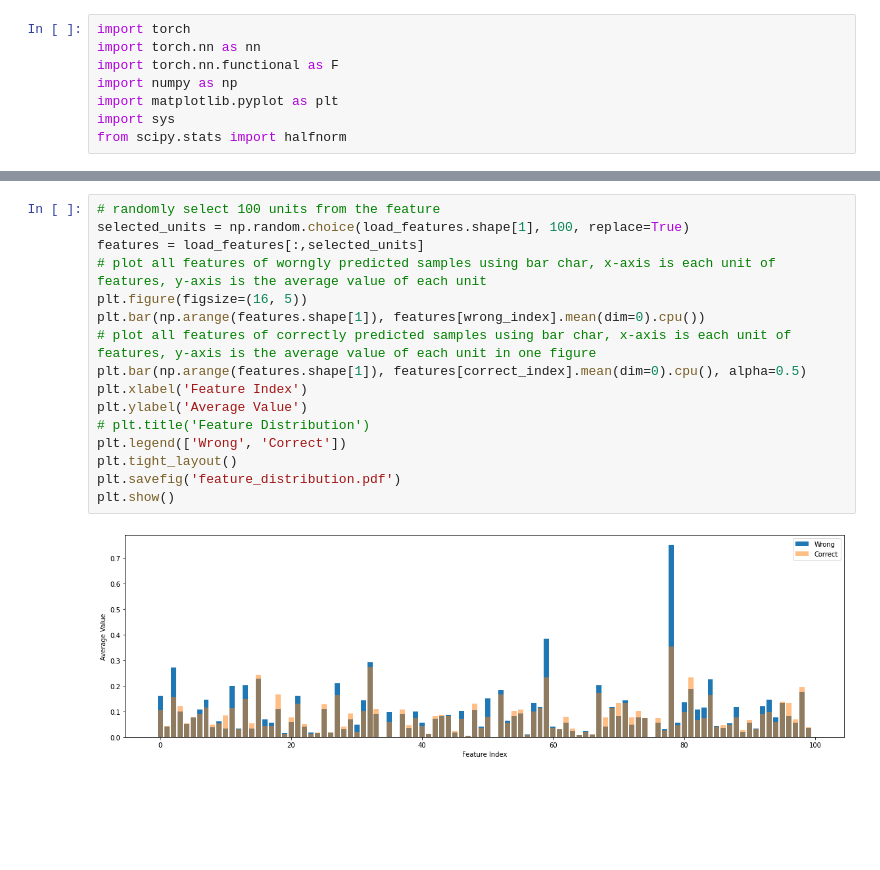
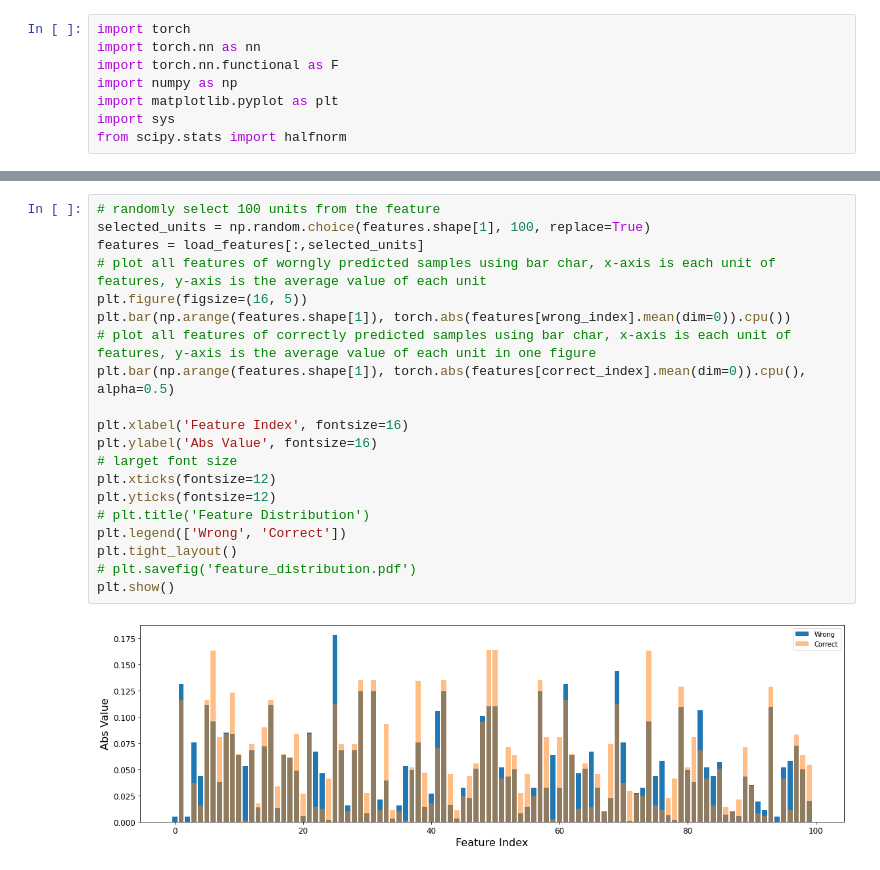
Before and after one commit to Linwei94/AAAI2025-FC, a Jupyter notebook: paper-figure/feature-distribution/feature-distribution.ipynb, the cells around one changed output, grey strips where cells are left out. Cells and saved outputs as stored; diff of their text form; blank space fills up the shorter version.

```diff
--- a/paper-figure/feature-distribution/feature-distribution.ipynb
+++ b/paper-figure/feature-distribution/feature-distribution.ipynb
@@ -122,18 +260,22 @@ correct after fc:  tensor(0.1525, device='cuda:0')
 # %%
 # randomly select 100 units from the feature
-selected_units = np.random.choice(load_features.shape[1], 100, replace=True)
+selected_units = np.random.choice(features.shape[1], 100, replace=True)
 features = load_features[:,selected_units]
 # plot all features of worngly predicted samples using bar char, x-axis is each unit of features, y-axis is the average value of each unit
 plt.figure(figsize=(16, 5))
-plt.bar(np.arange(features.shape[1]), features[wrong_index].mean(dim=0).cpu())
+plt.bar(np.arange(features.shape[1]), torch.abs(features[wrong_index].mean(dim=0)).cpu())
 # plot all features of correctly predicted samples using bar char, x-axis is each unit of features, y-axis is the average value of each unit in one figure
-plt.bar(np.arange(features.shape[1]), features[correct_index].mean(dim=0).cpu(), alpha=0.5)
-plt.xlabel('Feature Index')
-plt.ylabel('Average Value')
+plt.bar(np.arange(features.shape[1]), torch.abs(features[correct_index].mean(dim=0)).cpu(), alpha=0.5)
+
+plt.xlabel('Feature Index', fontsize=16)
+plt.ylabel('Abs Value', fontsize=16)
+# larget font size
+plt.xticks(fontsize=12)
+plt.yticks(fontsize=12)
 # plt.title('Feature Distribution')
 plt.legend(['Wrong', 'Correct'])
 plt.tight_layout()
-plt.savefig('feature_distribution.pdf')
+# plt.savefig('feature_distribution.pdf')
 plt.show()
 # %% [output]
-[figure, old version]
+[figure, new version]
```
Also changed, not shown: parts of 9 cells of this notebook, 13 other files.
